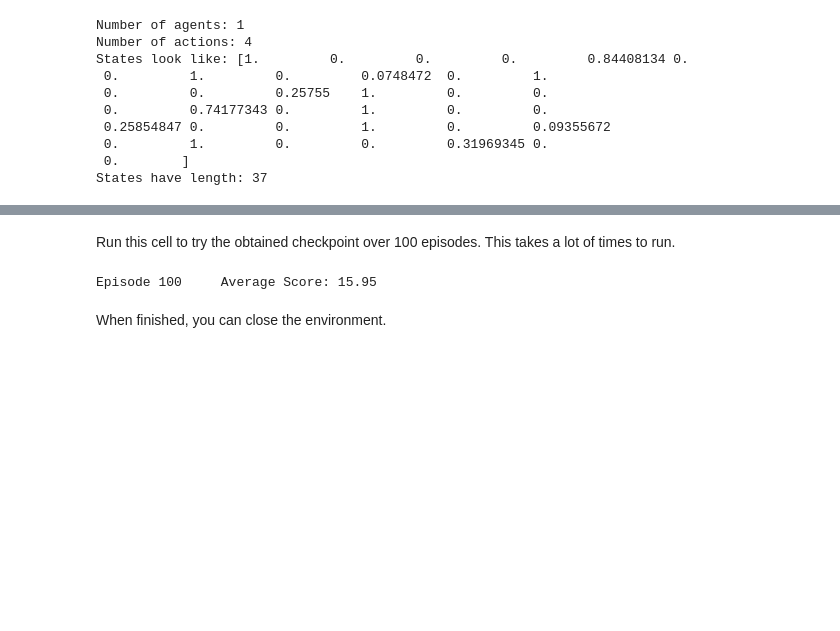
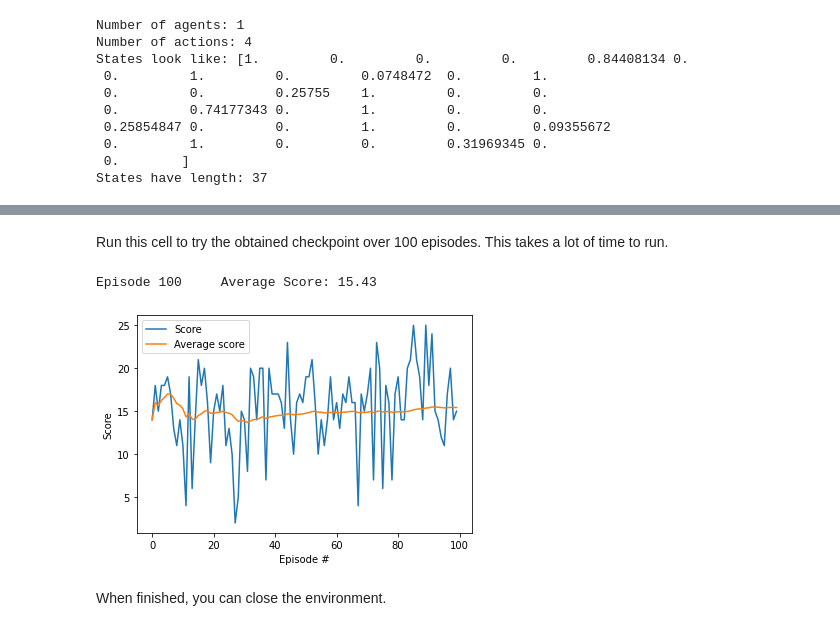
Before and after one commit to MoussaMM/yellow_banana_hunt, a Jupyter notebook: Navigation.ipynb, the cells around one changed output, grey strips where cells are left out. Saved outputs shown, nothing was run; the diff lists cells and outputs as text; code cells hidden in the pictures; blank space fills up the shorter version.

````diff
--- a/Navigation.ipynb
+++ b/Navigation.ipynb
@@ -31,7 +31,7 @@ For instance, if you are using a Mac, then you downloaded `Banana.app`.  If this
 env = UnityEnvironment(file_name="Banana.app")
 ```
 # %%
-env = UnityEnvironment(file_name="Banana.app")
+env = UnityEnvironment(file_name=r"C:\Users\HP\deep-reinforcement-learning\p1_navigation\Banana.app")
 # %% [output]
 INFO:unityagents:
 'Academy' started successfully!
@@ -171,22 +168,35 @@ Environment solved in 397 episodes!     Average Score: 13.02
 # %% [markdown]
-Run this cell to try the obtained checkpoint over 100 episodes. This takes a lot of times to run.
+Run this cell to try the obtained checkpoint over 100 episodes. This takes a lot of time to run.
 # %%
 import os
-
+scores = []
+average_scores = []
 if os.path.isfile('checkpoint.pth'):
     agent = Agent(state_size=37, action_size=4, seed=0)
-    scores = []
     # load the weights from file
     agent.qnetwork_local.load_state_dict(torch.load('checkpoint.pth'))
     for i_episode in range(100):
         score = run_dqn_episode(agent, env, brain_name, eps=0, is_training=False)
         scores.append(score)       # save most recent score
-        print('\rEpisode {}\tAverage Score: {:.2f}'.format(i_episode, np.mean(scores)), end="")
+        average_score = np.mean(scores)
+        average_scores.append(average_score)
+        print('\rEpisode {}\tAverage Score: {:.2f}'.format(i_episode, average_score), end="")
     print('\rEpisode {}\tAverage Score: {:.2f}'.format(100, np.mean(scores)))
 else:
     print('No checkpoint was found! Rerun the cell above with a finish score between 13 and 16 to make a new checkpoint.')
+
+fig = plt.figure()
+ax = fig.add_subplot(111)
+plt.plot(np.arange(len(scores)), scores)
+plt.plot(np.arange(len(average_scores)), average_scores)
+plt.ylabel('Score')
+plt.xlabel('Episode #')
+
+plt.legend(["Score", "Average score"])
+plt.show()
 # %% [output]
-Episode 100     Average Score: 15.95
+Episode 100     Average Score: 15.43
+[figure, added]
 # %% [markdown]
 When finished, you can close the environment.
 # %%
````
Also changed, not shown: parts of 4 cells of this notebook, 2 other files.
